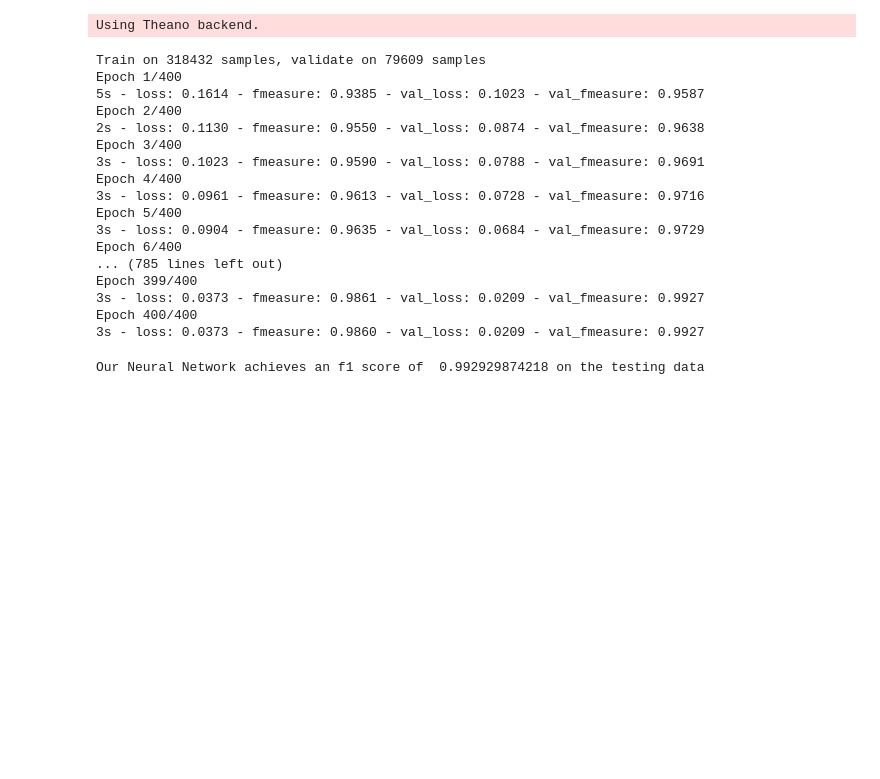
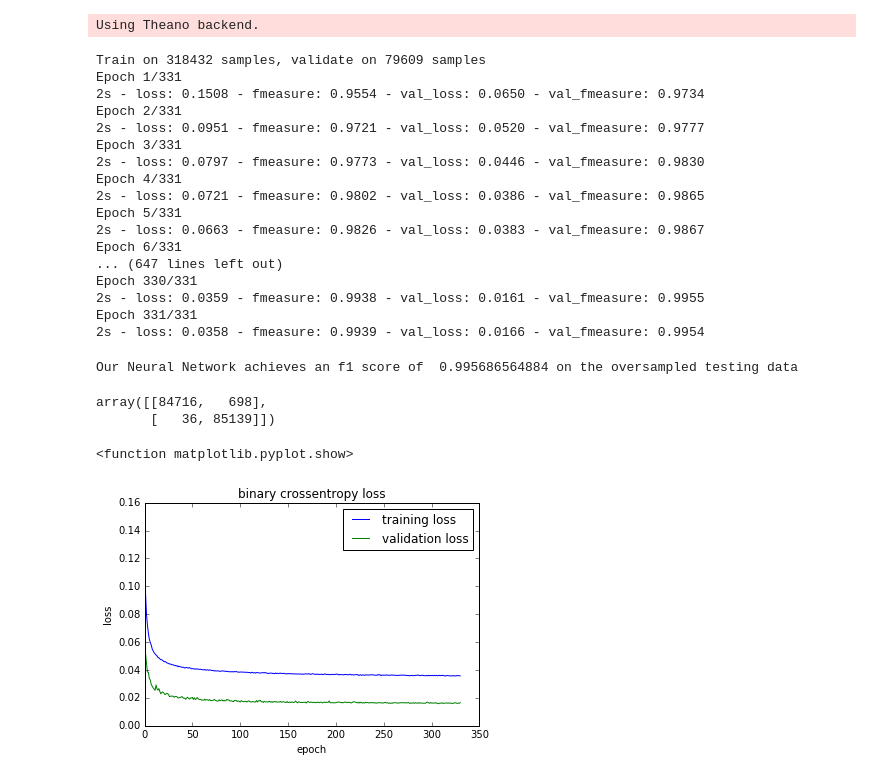
Before and after one commit to sunnyks/credit-card-fraud-detection, a Jupyter notebook: credit card fraud-smote.ipynb, the cells around one changed output. Drawn from its saved outputs; the diff is of its cells as text; code cells hidden in the pictures; blank space fills up the shorter version.

```diff
--- a/credit card fraud-smote.ipynb
+++ b/credit card fraud-smote.ipynb
@@ -217,41 +217,57 @@ Using Theano backend.
 # add regularization
 # needs more tuning
 model = Sequential()
-model.add(Dense(40, input_dim = X_train.shape[1], activation = 'tanh', init = 'lecun_uniform'))
-model.add(Dropout(0.3))
-model.add(Dense(20, activation = 'tanh', init = 'lecun_uniform'))
-model.add(Dropout(0.1))
-model.add(Dense(8, activation = 'tanh', init = 'lecun_uniform'))
+model.add(Dense(40, input_dim = X_train.shape[1], activation = 'tanh', init = 'lecun_uniform', W_regularizer = l2(.001)))
+model.add(Dropout(0.2))
+model.add(Dense(12, activation = 'tanh', init = 'lecun_uniform', W_regularizer = l2(.001)))
+model.add(Dense(4, activation = 'tanh', init = 'lecun_uniform'))
 model.add(Dense(output_dim = 1, activation = 'sigmoid'))
 
-sgd = SGD(lr = .1, momentum = .8, decay = .001)
+sgd = SGD(lr = .15, momentum = .85, decay = .001)
 
 model.compile(optimizer = sgd, loss = 'binary_crossentropy', metrics = ['fmeasure'])
 # %%
-history = model.fit(X_train, y_train, nb_epoch = 400, batch_size = 2000, verbose = 2, validation_split = .20,
-                    shuffle = True)
+history = model.fit(X_train, y_train, nb_epoch = 331, batch_size = 1000, verbose = 2,
+                    validation_split = .20, shuffle = True)
 # %% [output]
 Train on 318432 samples, validate on 79609 samples
-Epoch 1/400
-5s - loss: 0.1614 - fmeasure: 0.9385 - val_loss: 0.1023 - val_fmeasure: 0.9587
-Epoch 2/400
-2s - loss: 0.1130 - fmeasure: 0.9550 - val_loss: 0.0874 - val_fmeasure: 0.9638
-Epoch 3/400
-3s - loss: 0.1023 - fmeasure: 0.9590 - val_loss: 0.0788 - val_fmeasure: 0.9691
-Epoch 4/400
-3s - loss: 0.0961 - fmeasure: 0.9613 - val_loss: 0.0728 - val_fmeasure: 0.9716
-Epoch 5/400
-3s - loss: 0.0904 - fmeasure: 0.9635 - val_loss: 0.0684 - val_fmeasure: 0.9729
-Epoch 6/400
-... (785 lines left out)
-Epoch 399/400
-3s - loss: 0.0373 - fmeasure: 0.9861 - val_loss: 0.0209 - val_fmeasure: 0.9927
-Epoch 400/400
-3s - loss: 0.0373 - fmeasure: 0.9860 - val_loss: 0.0209 - val_fmeasure: 0.9927
+Epoch 1/331
+2s - loss: 0.1508 - fmeasure: 0.9554 - val_loss: 0.0650 - val_fmeasure: 0.9734
+Epoch 2/331
+2s - loss: 0.0951 - fmeasure: 0.9721 - val_loss: 0.0520 - val_fmeasure: 0.9777
+Epoch 3/331
+2s - loss: 0.0797 - fmeasure: 0.9773 - val_loss: 0.0446 - val_fmeasure: 0.9830
+Epoch 4/331
+2s - loss: 0.0721 - fmeasure: 0.9802 - val_loss: 0.0386 - val_fmeasure: 0.9865
+Epoch 5/331
+2s - loss: 0.0663 - fmeasure: 0.9826 - val_loss: 0.0383 - val_fmeasure: 0.9867
+Epoch 6/331
+... (647 lines left out)
+Epoch 330/331
+2s - loss: 0.0359 - fmeasure: 0.9938 - val_loss: 0.0161 - val_fmeasure: 0.9955
+Epoch 331/331
+2s - loss: 0.0358 - fmeasure: 0.9939 - val_loss: 0.0166 - val_fmeasure: 0.9954
 # %%
 predictions = model.predict(X_test)
 predictions[:] = predictions[:]>0.5
 
-print "Our Neural Network achieves an f1 score of " , f1_score(y_test, predictions, pos_label = 0) , "on the testing data"
+print "Our Neural Network achieves an f1 score of " , f1_score(y_test, predictions, pos_label = 0) , "on the oversampled testing data"
+confusion_matrix(y_test, predictions)
+
+# add f1 score on original data set, train test split on features labels earlier
 # %% [output]
-Our Neural Network achieves an f1 score of  0.992929874218 on the testing data
+Our Neural Network achieves an f1 score of  0.995686564884 on the oversampled testing data
+array([[84716,   698],
+       [   36, 85139]])
+# %%
+# Plot training loss history
+plt.plot(history.history['loss'])
+plt.plot(history.history['val_loss'])
+plt.title('binary crossentropy loss')
+plt.ylabel('loss')
+plt.xlabel('epoch')
+plt.legend(['training loss', 'validation loss'], loc = 'upper right')
+plt.show
+# %% [output]
+<function matplotlib.pyplot.show>
+[figure, added]
```
